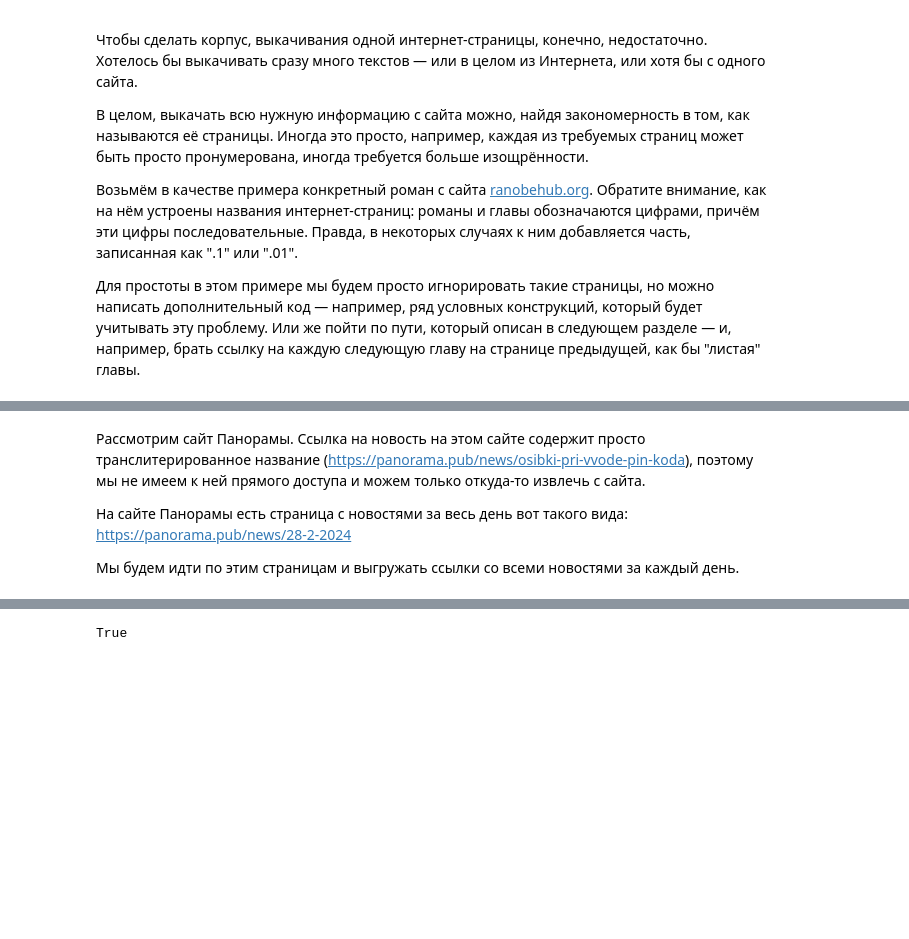
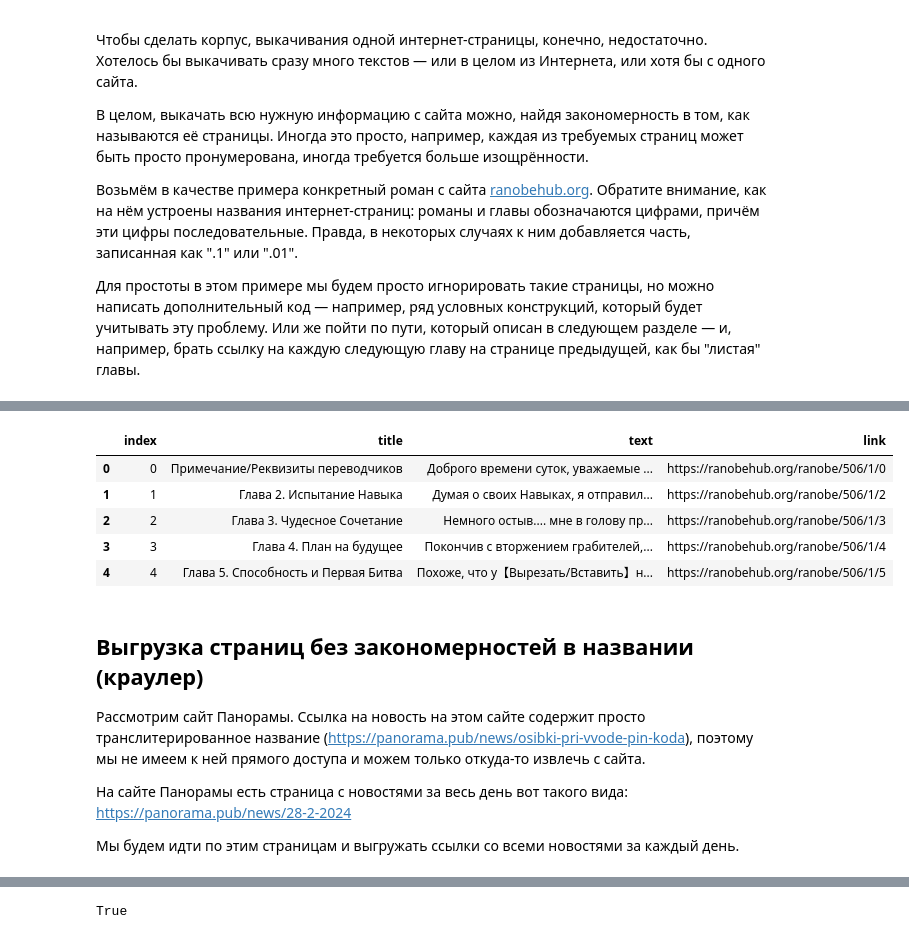
Before and after one commit to alekseyst/text_analysis_2025, a Jupyter notebook: Practical_7/Practical_7_InternetParsing.ipynb, the cells around one changed output, grey strips where cells are left out. Drawn from its saved outputs; the diff is of its cells as text; code cells hidden in the pictures; blank space fills up the shorter version.

```diff
--- a/Practical_7/Practical_7_InternetParsing.ipynb
+++ b/Practical_7/Practical_7_InternetParsing.ipynb
@@ -230,0 +229,14 @@ AttributeError: 'NoneType' object has no attribute 'span'
+# %%
+#Добавляем в особую табличку тексты. Для этого подаём функции DataFrame словарь
+#В котором на первом месте — название столбца, на втором — содержимое столбца
+#Все столбцы должны быть одинаковой длины
+ranobe_corpus = pd.DataFrame(ranobe_parsed, columns=['index', 'title', 'text', 'link'])
+
+ranobe_corpus.head()
+# %% [output]
+|  | index | title | text | link |
+| 0 | 0 | Примечание/Реквизиты переводчиков | Доброго времени суток, уважаемые ... | https://ranobehub.org/ranobe/506/1/0 |
+| 1 | 1 | Глава 2. Испытание Навыка | Думая о своих Навыках, я отправил... | https://ranobehub.org/ranobe/506/1/2 |
+| 2 | 2 | Глава 3. Чудесное Сочетание | Немного остыв.... мне в голову пр... | https://ranobehub.org/ranobe/506/1/3 |
+| 3 | 3 | Глава 4. План на будущее | Покончив с вторжением грабителей,... | https://ranobehub.org/ranobe/506/1/4 |
+| 4 | 4 | Глава 5. Способность и Первая Битва | Похоже, что у【Вырезать/Вставить】н... | https://ranobehub.org/ranobe/506/1/5 |
@@ -231,4 +246,6 @@ AttributeError: 'NoneType' object has no attribute 'span'
 # %% [markdown]
+## Выгрузка страниц без закономерностей в названии (краулер)
+
 Рассмотрим сайт Панорамы. Ссылка на новость на этом сайте содержит просто транслитерированное название (https://panorama.pub/news/osibki-pri-vvode-pin-koda), поэтому мы не имеем к ней прямого доступа и можем только откуда-то извлечь с сайта.
 
 На сайте Панорамы есть страница с новостями за весь день вот такого вида: https://panorama.pub/news/28-2-2024
```
Also changed, not shown: parts of 17 cells of this notebook.
